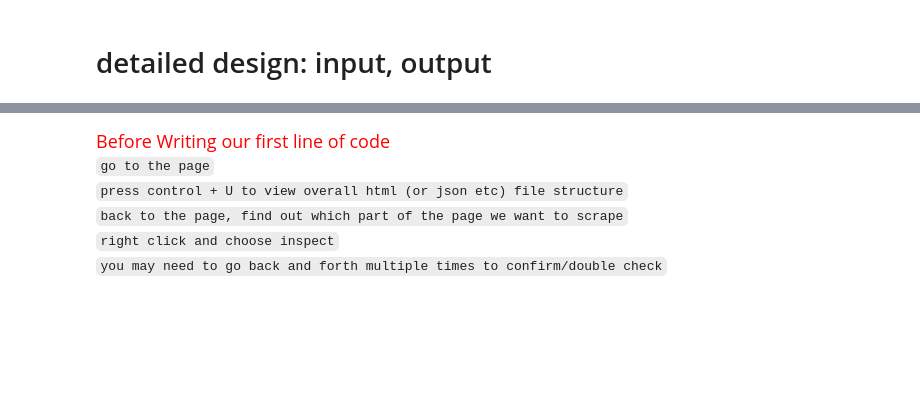
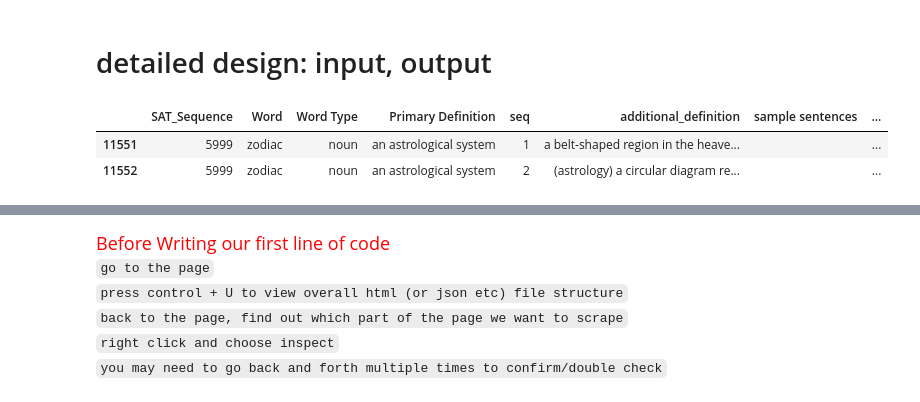
Before and after one commit to stemproaca/dscamp, a Jupyter notebook: lessons/sesson07/CrossLesson_nlp_flashcard.ipynb, the cells around one changed output, grey strips where cells are left out. Saved outputs shown, nothing was run; the diff lists cells and outputs as text; code cells hidden in the pictures; blank space fills up the shorter version.

```diff
--- a/lessons/sessons07/CrossLesson_nlp_flashcard.ipynb
+++ b/lessons/sesson07/CrossLesson_nlp_flashcard.ipynb
@@ -64,0 +47,6 @@ def load_words(file=None):
+# %%
+df[df["Word"] == "zodiac"]
+# %% [output]
+|  | SAT_Sequence | Word | Word Type | Primary Definition | seq | additional_definition | sample sentences | ... |
+| 11551 | 5999 | zodiac | noun | an astrological system | 1 | a belt-shaped region in the heave... |  | ... |
+| 11552 | 5999 | zodiac | noun | an astrological system | 2 | (astrology) a circular diagram re... |  | ... |
```
Also changed, not shown: parts of 11 cells of this notebook, 10 other files.
